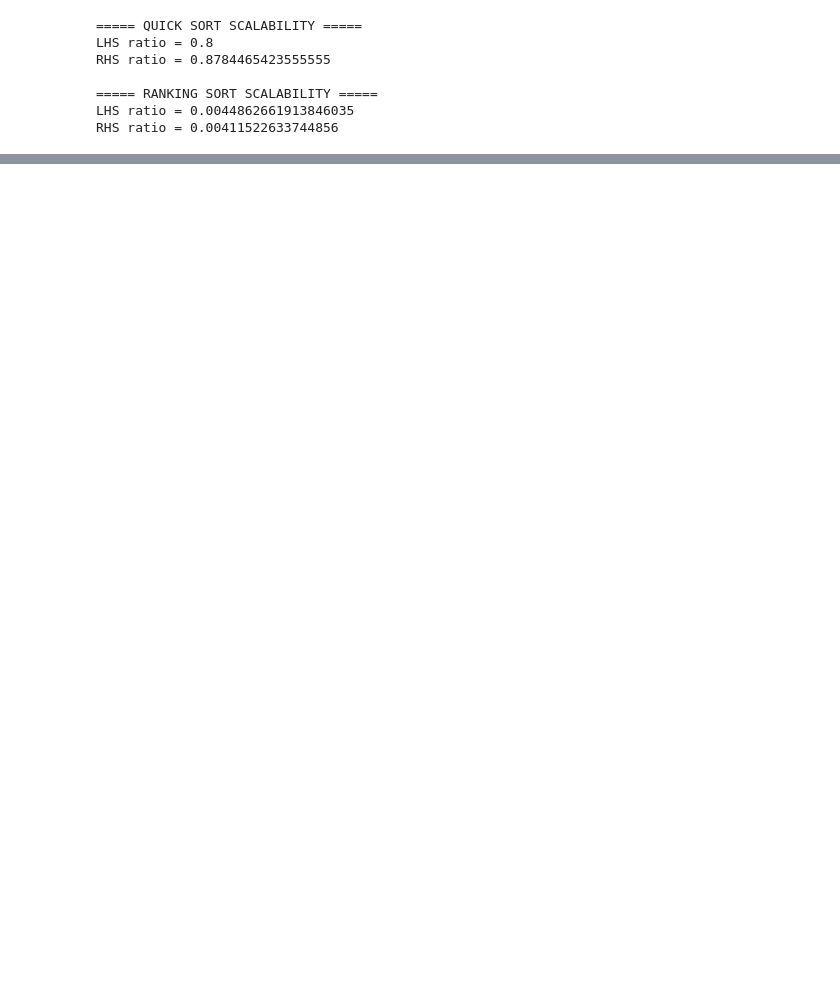
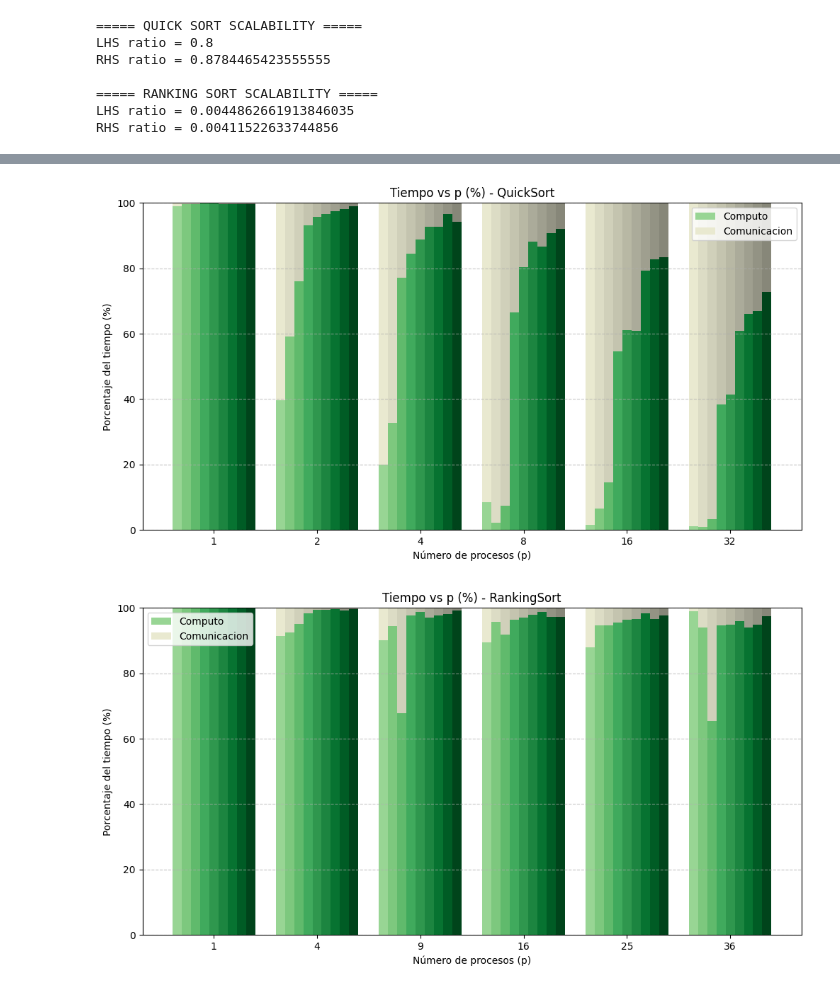
Before and after one commit to marcelino123455/ProyectoParalela, a Jupyter notebook: graficador.ipynb, the cells around one changed output, grey strips where cells are left out. Saved outputs shown, nothing was run; the diff lists cells and outputs as text; code cells hidden in the pictures; blank space fills up the shorter version.

```diff
--- a/graficador.ipynb
+++ b/graficador.ipynb
@@ -976,0 +1459,63 @@ RHS ratio = 0.00411522633744856
+# %%
+import matplotlib.pyplot as plt
+import numpy as np
+
+def plot_tiempo_vs_p_porcentaje(df, title="Tiempo vs p (%)", algorithm_name="Algoritmo"):
+    """
+    Barras apiladas de Computo (verde) y Comunicacion (beige) como porcentaje,
+    con gradiente de color por N y espaciado uniforme en X.
+    """
+    Ns = sorted(df['N'].unique())
+    ps = sorted(df['p'].unique())
+
+    # Mapear cada p a un índice consecutivo
+    p_to_idx = {p: i for i, p in enumerate(ps)}
+
+    # Ancho máximo total para un grupo de barras en cada p
+    max_group_width = 0.8
+    width = max_group_width / len(Ns)
+
+    fig, ax = plt.subplots(figsize=(12, 6))
+
+    # Colormaps para Computo y Comunicacion
+    cmap_computo = plt.cm.Greens
+    base_color_comunicacion = np.array([0.96, 0.96, 0.86])  # beige RGB
+
+    for i, N in enumerate(Ns):
+        df_N = df[df['N'] == N].sort_values('p')
+        total = df_N['Computo'] + df_N['Comunicacion']
+        computo_pct = (df_N['Computo'] / total * 100).values
+        comunicacion_pct = (df_N['Comunicacion'] / total * 100).values
+
+        # Intensidad del color según el índice de N (más grande -> más oscuro)
+        color_computo = cmap_computo(0.4 + 0.6*i/(len(Ns)-1 if len(Ns)>1 else 1))
+        # Beige ligeramente más oscuro según N
+        factor = 0.6 + 0.4*i/(len(Ns)-1 if len(Ns)>1 else 1)
+        color_comunicacion = base_color_comunicacion * (1.55 - factor)
+        color_comunicacion = np.clip(color_comunicacion, 0, 1)  # asegurar que RGB esté en 0-1
+
+        # Posiciones centradas
+        x = np.array([p_to_idx[p] for p in df_N['p']]) - max_group_width/2 + i*width + width/2
+
+        ax.bar(x, computo_pct, width=width, color=color_computo, label='Computo' if i==0 else "")
+        ax.bar(x, comunicacion_pct, bottom=computo_pct, width=width, color=color_comunicacion, label='Comunicacion' if i==0 else "")
+
+    ax.set_xticks(list(p_to_idx.values()))
+    ax.set_xticklabels(list(p_to_idx.keys()))
+    ax.set_xlabel("Número de procesos (p)")
+    ax.set_ylabel("Porcentaje del tiempo (%)")
+    ax.set_title(f"{title} - {algorithm_name}")
+    ax.grid(axis='y', linestyle='--', alpha=0.7)
+    ax.set_ylim(0, 100)
+    ax.legend()
+
+    plt.show()
+
+# QuickSort
+plot_tiempo_vs_p_porcentaje(df_qs, title="Tiempo vs p (%)", algorithm_name="QuickSort")
+
+# RankingSort
+plot_tiempo_vs_p_porcentaje(df_rs, title="Tiempo vs p (%)", algorithm_name="RankingSort")
+# %% [output]
+[figure, added]
+[figure, added]
```
Also changed, not shown: parts of 12 cells of this notebook, 1 other file.
